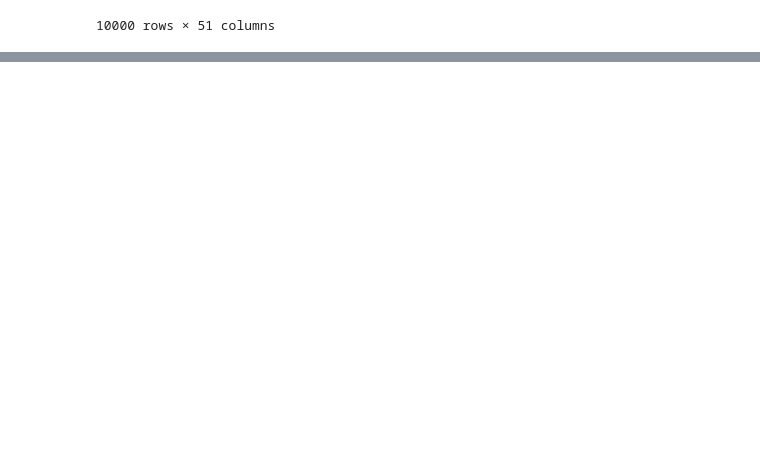
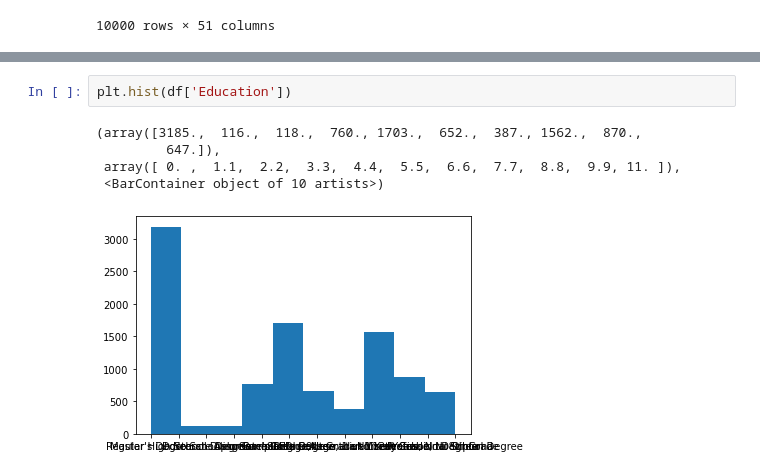
Before and after one commit to michaelle93/D206datacleaning, a Jupyter notebook: D206PA.ipynb, the cells around one changed output, grey strips where cells are left out. Drawn from its saved outputs; the diff is of its cells as text; blank space fills up the shorter version.

```diff
--- a/D206PA.ipynb
+++ b/D206PA.ipynb
@@ -369,0 +453,8 @@ df
+# %%
+plt.hist(df['Education'])
+# %% [output]
+(array([3185.,  116.,  118.,  760., 1703.,  652.,  387., 1562.,  870.,
+         647.]),
+ array([ 0. ,  1.1,  2.2,  3.3,  4.4,  5.5,  6.6,  7.7,  8.8,  9.9, 11. ]),
+ <BarContainer object of 10 artists>)
+[figure, added]
```
Also changed, not shown: parts of 43 cells of this notebook.
